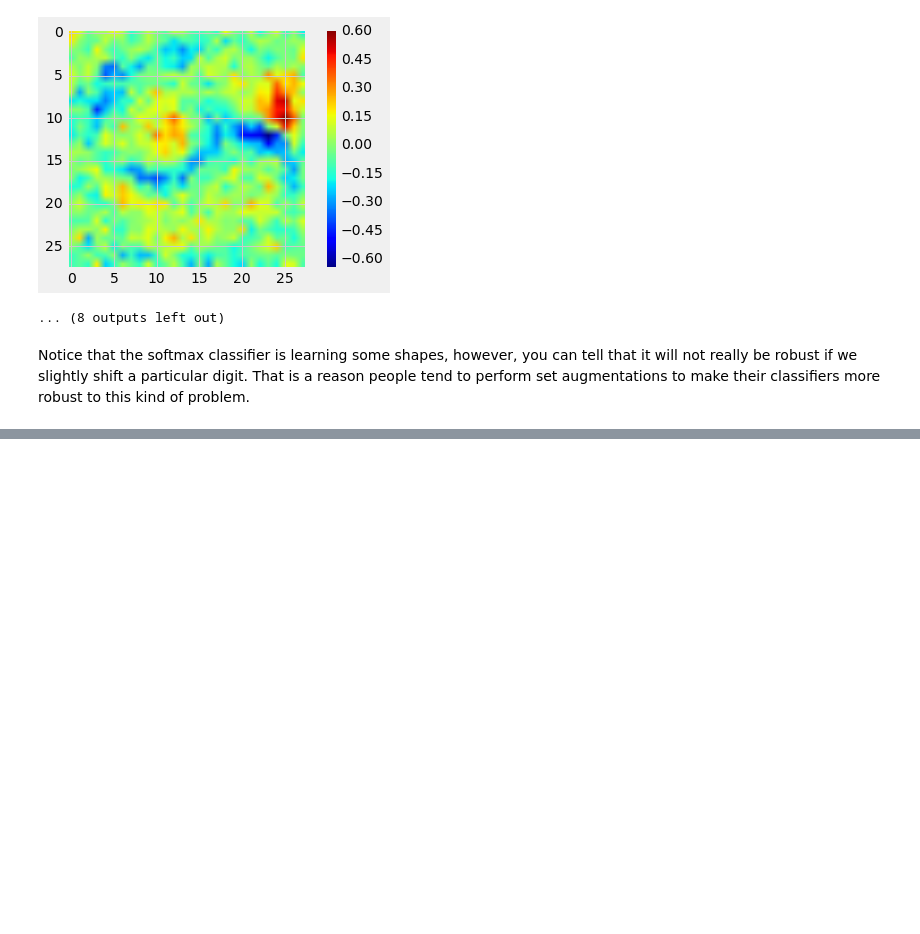
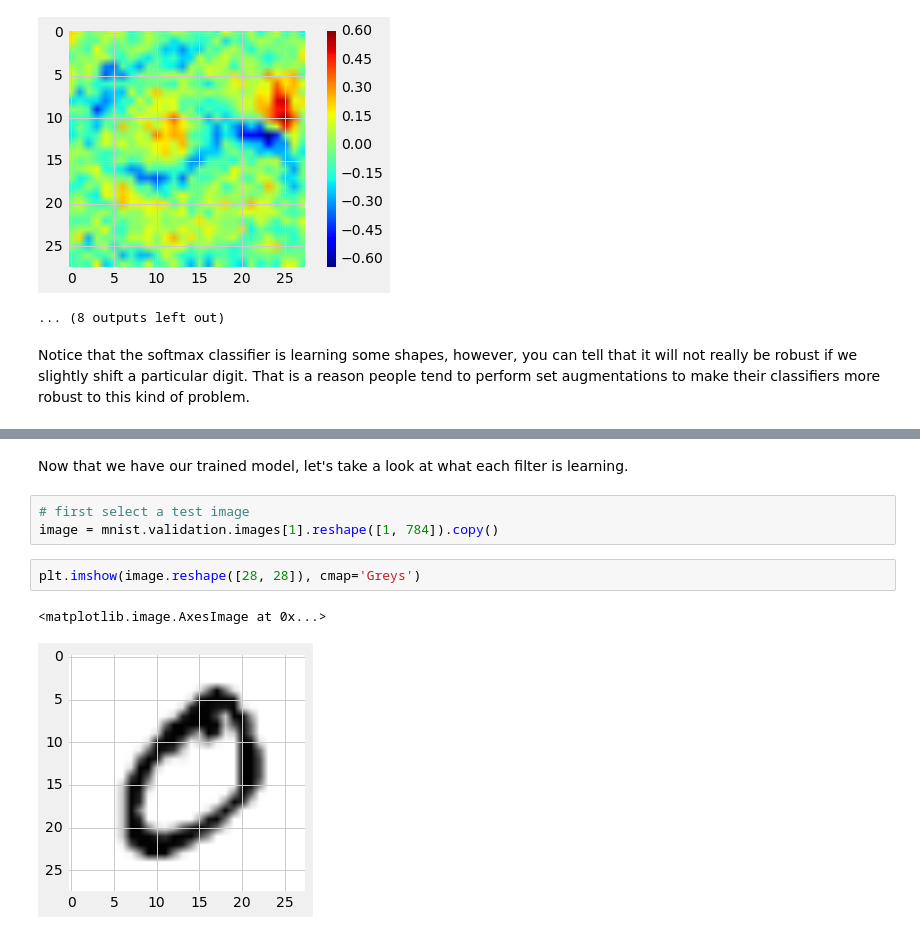
Before and after one commit to oikobill/NLP, a Jupyter notebook: transfer_learning/visualizing_NNs.ipynb, the cells around one changed output, grey strips where cells are left out. Cells and saved outputs as stored; diff of their text form; blank space fills up the shorter version.

Commit message:
Added visualization with tensorflow

```diff
--- a/transfer_learning/visualizing_NNs.ipynb
+++ b/transfer_learning/visualizing_NNs.ipynb
@@ -214,0 +330,10 @@ Notice that the softmax classifier is learning some shapes, however, you can tel
+# %% [markdown]
+Now that we have our trained model, let's take a look at what each filter is learning.
+# %%
+# first select a test image
+image = mnist.validation.images[1].reshape([1, 784]).copy()
+# %%
+plt.imshow(image.reshape([28, 28]), cmap='Greys')
+# %% [output]
+<matplotlib.image.AxesImage at 0x...>
+[figure, added]
```
Also changed, not shown: parts of 15 cells of this notebook.
